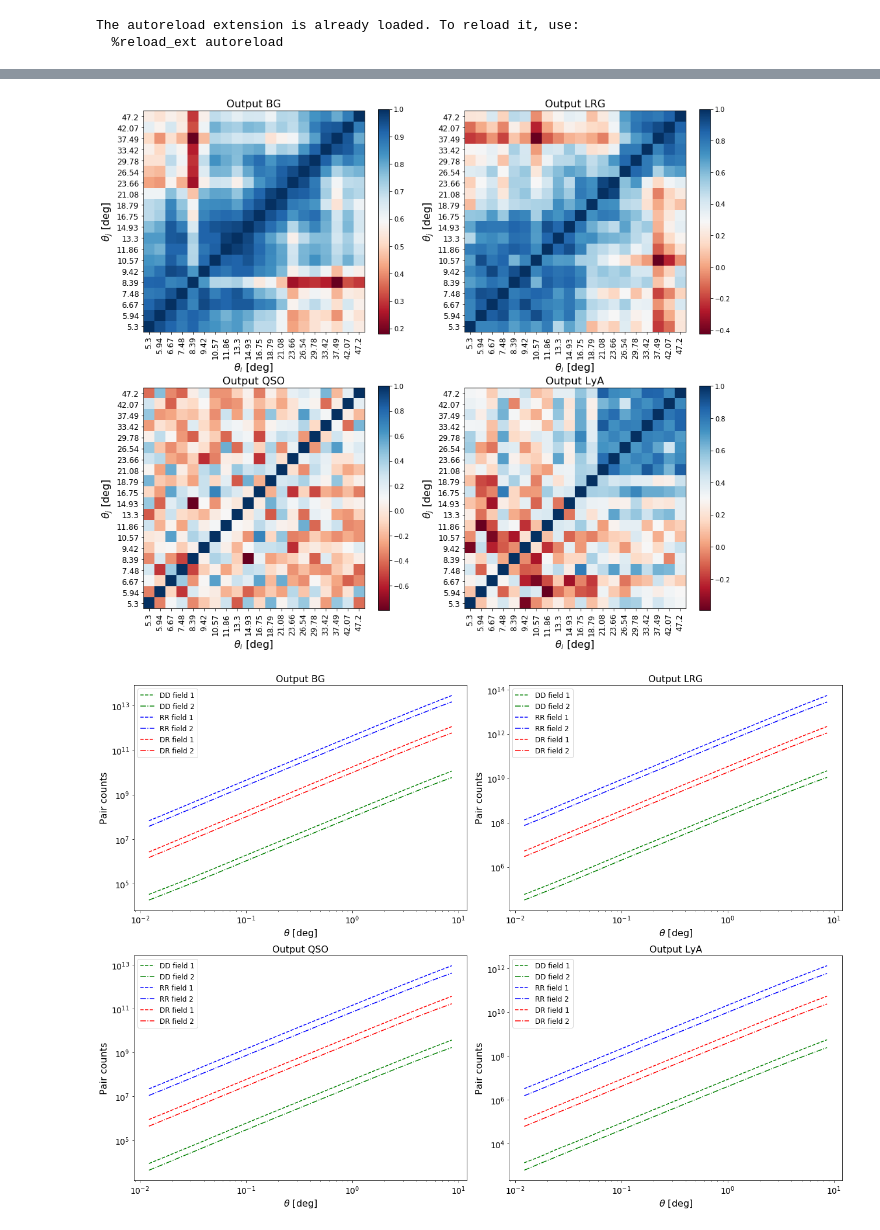
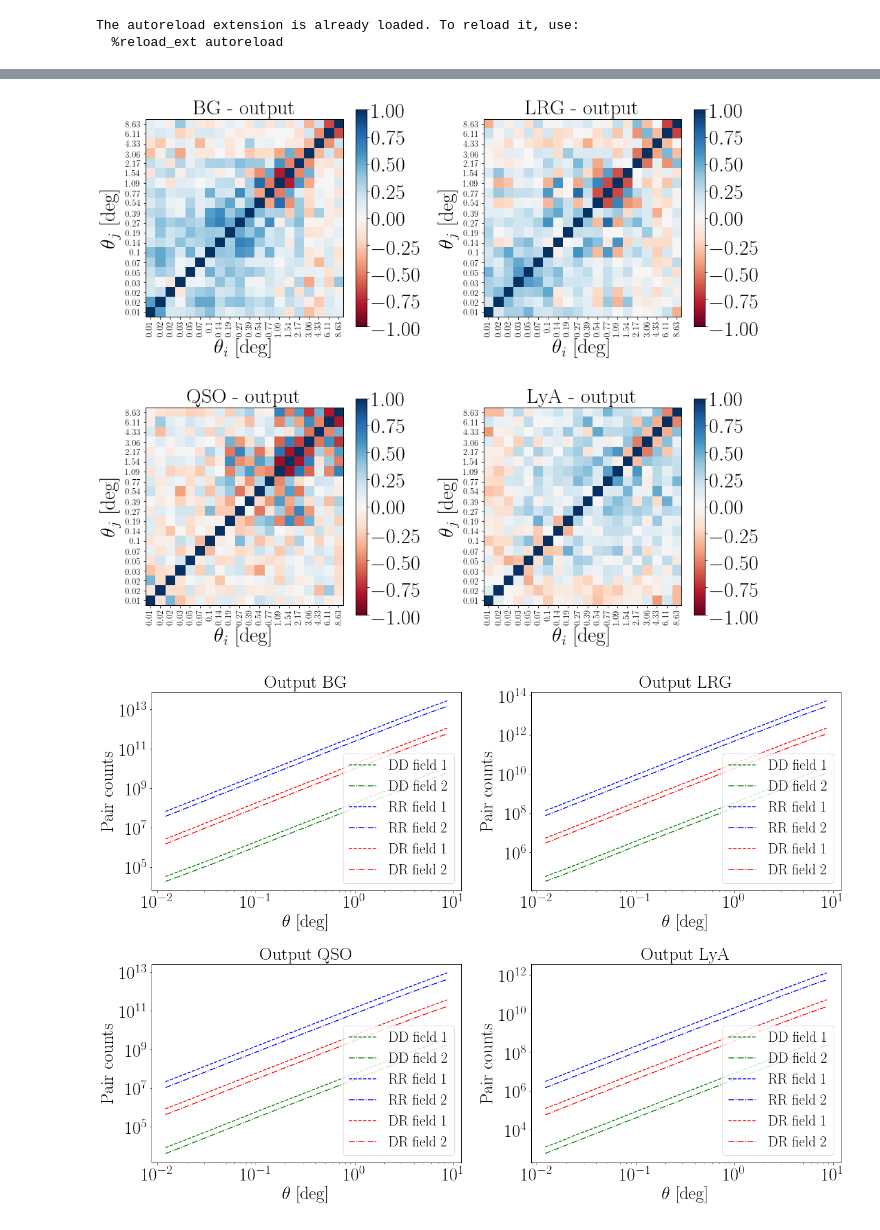
Before and after one commit to danpryer/4FS_clustering_pipeline, a Jupyter notebook: clustering_pipeline/cluster_results.ipynb, the cells around one changed output, grey strips where cells are left out. Drawn from its saved outputs; the diff is of its cells as text; code cells hidden in the pictures.

```diff
--- a/clustering_pipeline/cluster_results.ipynb
+++ b/clustering_pipeline/cluster_results.ipynb
@@ -120,13 +152,25 @@ dict_keys(['bin_mid', 'res_1', 'res_2', 'res_avg', 'err_1', 'err_2', 'err_avg',
 # %%
 %%time
 
-# look at completeness of the output catalogues
+# look at some key properties of the input and output catalogues
 for tracer in cat_vars.tracers:
     target_in = cat_vars.data_input + 'input_reduced_' + tracer + '.fits'
     target_out = cat_vars.data_output + 'output_reduced_' + tracer + '.fits'
+#     rand_in = read_to_df(cat_vars.randoms_input + 'table_' + tracer + '.fits')
+#     rand_out = read_to_df(cat_vars.randoms_output + 'table_' + tracer + '.fits')
     df_in = read_to_df(target_in)
     df_out = read_to_df(target_out)
     N_in = len(df_in)
     N_out = len(df_out)
-    print('For %s there are %s input and %s output targets (%s %% completeness)'%(tracer, N_in, N_out, round(N_out*100/N_in,1)))
+    n_bar = N_out / 7500
+#     print(np.amin(df_out['REDSHIFT_ESTIMATE'].values), np.amax(df_out['REDSHIFT_ESTIMATE'].values))
+    print('For %s there are %s input and %s output targets (%s %% completeness). Number density per sq.deg. = %s'%(tracer, N_in, N_out, round(N_out*100/N_in,1), n_bar))
+#     plt.figure()
+#     plt.title('%s'%(tracer))
+#     plt.hist(df_out['REDDENING'].values, bins=50)
+#     plt.show()
+#     print(df_in.columns)
+#     print(df_out.columns)
+#     print(rand_in.columns)
+#     print(rand_out.columns)
 # %% [output]
@@ -312,49 +467,61 @@ Wall time: 1.44 s
 # %%
 # look at the correlation matrix, calculated from covariance
+
+catalogue = 'output' # ['input' or 'output']
+statistic = 'wtheta' # ['wtheta', 'xi', or 'wp']
 
 def correlation_from_covariance(covariance):
     v = np.sqrt(np.diag(covariance))
     outer_v = np.outer(v, v)
     correlation = covariance / outer_v
     correlation[covariance == 0] = 0
     return correlation
 
-catalogue = 'output' # ['input' or 'output']
-statistic = 'wp' # ['wtheta', 'xi', or 'wp']
+
+
+if statistic == 'wtheta':
+    label1 = r'$\theta_i$ [deg]'
+    label2 = r'$\theta_j$ [deg]'
+if statistic == 'xi':
+    label1 = r'$r_i$ [Mpc/h]'
+    label2 = r'$r_j$ [Mpc/h]'
+if statistic == 'wp':
+    label1 = r'$r_{p, i}$ [Mpc/h]'
+    label2 = r'$r_{p, j}$ [Mpc/h]'
 
 plt.figure(figsize=(14,12))
 
 for i, tracer in enumerate(cat_vars.tracers):
     plt.subplot(2,2,i+1)
-    plt.title('Output %s'%(tracer), size=16)
-    plt.xlabel(r'$\theta_i$ [deg]', size=16)
-    plt.ylabel(r'$\theta_j$ [deg]', size=16)
+    plt.title('%s - %s'%(tracer, catalogue))
+    plt.xlabel(label1)
+    plt.ylabel(label2)
 
 
     # load covariance and get correlation matrix, then plot
     path = ''
     if catalogue == 'input':
         path += cat_vars.results_input + 'results_' + tracer + '_'
     else:
         path += cat_vars.results_output + 'results_' + tracer + '_'
 
     res = load_object(path + statistic)
     corr_m = correlation_from_covariance(res.cov_avg)
 
-    plt.imshow(np.flip(corr_m, axis=0), cmap=plt.get_cmap('RdBu'))
-    plt.xticks(np.linspace(0,19,20), np.round(res.bin_mid,2), rotation='vertical', size=12)
-    plt.yticks(np.linspace(0,19,20), np.flip(np.round(res.bin_mid,2)), size=12)
+    plt.imshow(np.flip(corr_m, axis=0), cmap=plt.get_cmap('RdBu'), vmin=-1, vmax=1)
+    plt.xticks(np.linspace(0,19,20), np.round(res.bin_mid,2), rotation='vertical', size=13)
+    plt.yticks(np.linspace(0,19,20), np.flip(np.round(res.bin_mid,2)), size=13)
 
     plt.colorbar()
 
 
 plt.tight_layout()
-# plt.savefig('correlation_matrix_output.png')
+plt.savefig(cat_vars.plots_results + 'corr_matrix_' + catalogue + '_' + statistic + '.pdf', dpi=150, bbox_inches='tight')
 plt.show()
 # %% [output]
-[figure, old version]
+[figure, new version]
 # %%
-# plot the pair counts for output catalogues
+# plot the pair counts for output catalogues for w(theta) measurement
 
 plt.figure(figsize=(18,13))
 
@@ -366,11 +533,9 @@ for i, tracer in enumerate(cat_vars.tracers):
     plt.subplot(2,2,i+1)
     plt.yscale('log')
     plt.xscale('log')
-    plt.title('Output %s'%(tracer), size=16)
-    plt.xlabel(r'$\theta$ [deg]', size=16)
-    plt.ylabel('Pair counts', size=16)
-    plt.xticks(size=14)
-    plt.yticks(size=14)
+    plt.title('Output %s'%(tracer))
+    plt.xlabel(r'$\theta$ [deg]')
+    plt.ylabel('Pair counts')
 
     plt.plot(res.bin_mid, res.DD1, c = 'green', ls='--', label='DD field 1')
     plt.plot(res.bin_mid, res.DD2, c = 'green', ls='-.', label='DD field 2')
@@ -381,7 +546,9 @@ for i, tracer in enumerate(cat_vars.tracers):
     plt.plot(res.bin_mid, res.DR1, c = 'red', ls='--', label='DR field 1')
     plt.plot(res.bin_mid, res.DR2, c = 'red', ls='-.', label='DR field 2')
 
-    plt.legend(fontsize=12)
+    plt.legend()
     plt.tight_layout()
+
+plt.show()
 # %% [output]
-[figure, old version]
+[figure, new version]
```
Also changed, not shown: parts of 13 cells of this notebook, 3 other files.
